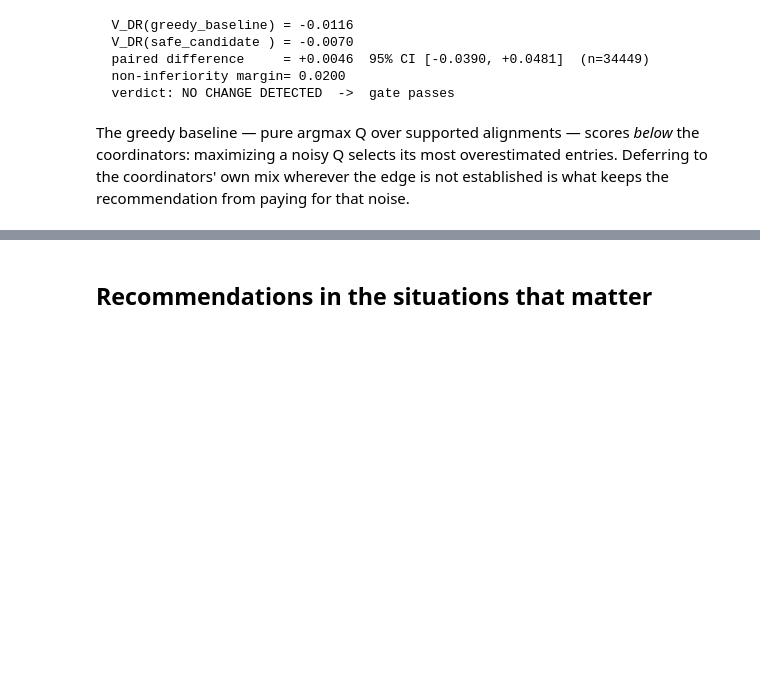
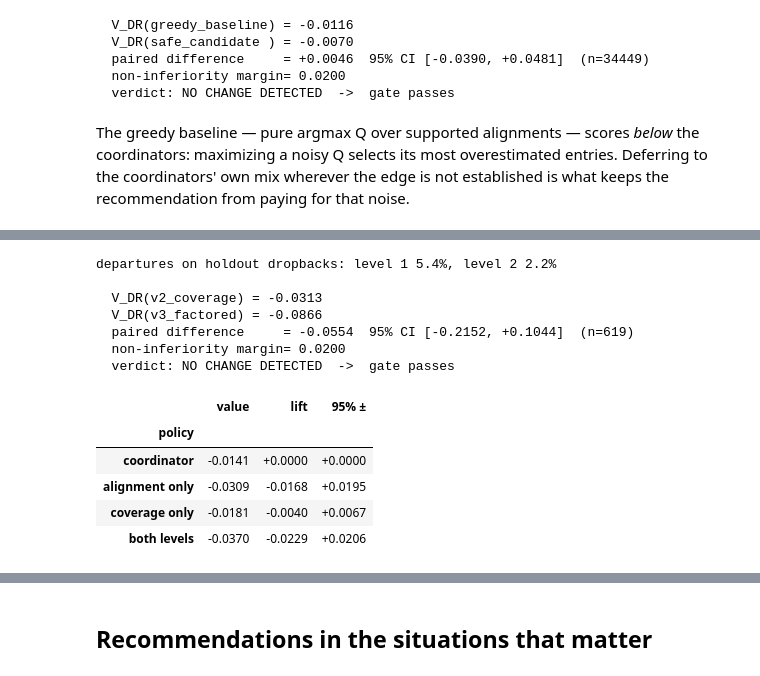
Before and after one commit to pendsec/nfl-playcalling, a Jupyter notebook: notebooks/v3_pipeline_walkthrough.ipynb, the cells around one changed output, grey strips where cells are left out. Cells and saved outputs as stored; diff of their text form; code cells hidden in the pictures; blank space fills up the shorter version.

```diff
--- a/notebooks/v3_pipeline_walkthrough.ipynb
+++ b/notebooks/v3_pipeline_walkthrough.ipynb
@@ -468,0 +592,25 @@ noise.
+# %%
+from src.policy.hierarchical import evaluate_factored, fit_dropback_alignment_behavior
+from src.evaluation.projection_gate import projection_gate
+beh1_db, _ = fit_dropback_alignment_behavior(train2, cfg)
+fac = evaluate_factored(d2, cfg, policy, policy2, beh1_db, beh2, q2, clip)
+gate = projection_gate(pbp, cfg, d2, fac, graph_version=gv2)
+print(f"departures on holdout dropbacks: level 1 {fac['level1_departs']:.1%}, "
+      f"level 2 {fac['level2_departs']:.1%}\n")
+print(gate.report())
+fac["table"].assign(**{"95% ±": 1.96 * fac["table"]["lift_se"]})[
+    ["policy", "value", "lift", "95% ±"]].set_index("policy")
+# %% [output]
+departures on holdout dropbacks: level 1 5.4%, level 2 2.2%
+
+  V_DR(v2_coverage) = -0.0313
+  V_DR(v3_factored) = -0.0866
+  paired difference     = -0.0554  95% CI [-0.2152, +0.1044]  (n=619)
+  non-inferiority margin= 0.0200
+  verdict: NO CHANGE DETECTED  ->  gate passes
+|  | value | lift | 95% ± |
+| policy |  |  |  |
+| coordinator | -0.0141 | +0.0000 | +0.0000 |
+| alignment only | -0.0309 | -0.0168 | +0.0195 |
+| coverage only | -0.0181 | -0.0040 | +0.0067 |
+| both levels | -0.0370 | -0.0229 | +0.0206 |
```
Also changed, not shown: parts of 14 cells of this notebook, 14 other files.
